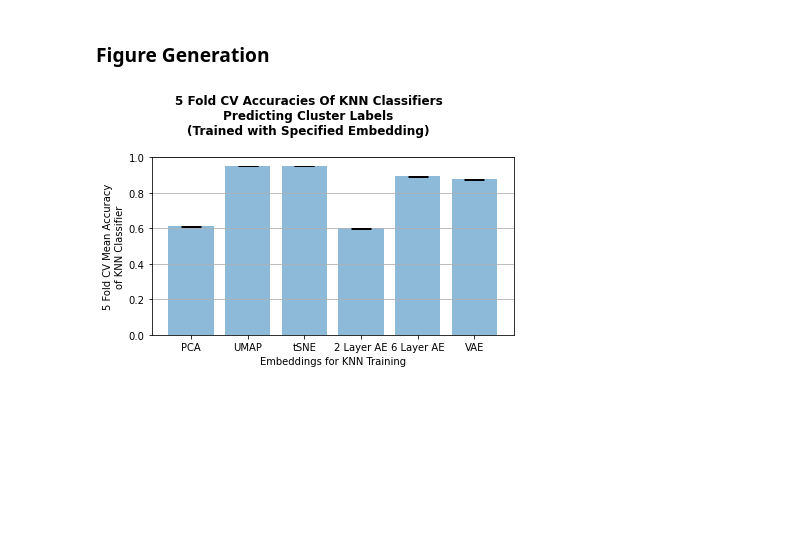
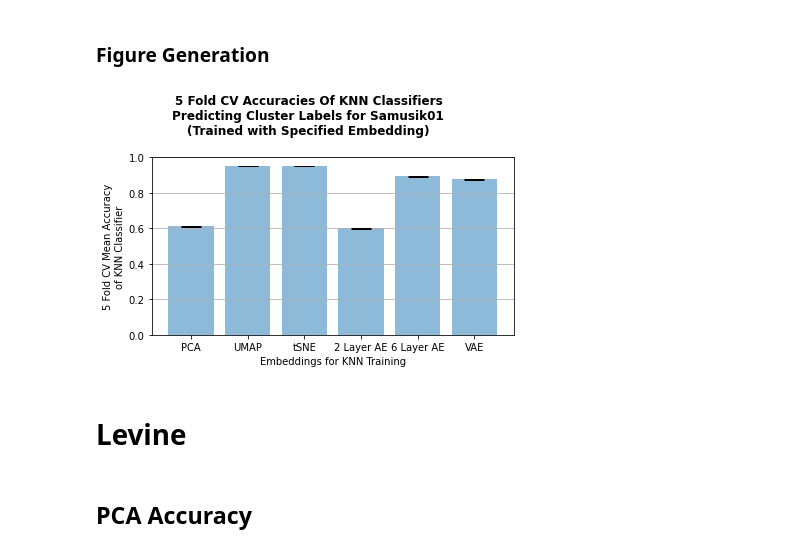
Before and after one commit to robbywaxman/GDAFinalProject, a Jupyter notebook: Metrics/KNNMetrics.ipynb, the cells around one changed output. Cells and saved outputs as stored; diff of their text form; code cells hidden in the pictures; blank space fills up the shorter version.

Commit message:
Updated KNN Metrics to generate images for levine also

```diff
--- a/Metrics/KNNMetrics.ipynb
+++ b/Metrics/KNNMetrics.ipynb
@@ -149,17 +149,19 @@ Errors = [std_accs_pca, std_accs_umap, std_accs_tsne, std_accs_2layer, std_accs_
 # %%
 # Build the plot
 fig, ax = plt.subplots()
 ax.bar(x_pos, Means, yerr=Errors, align='center', alpha=0.5, ecolor='black', capsize=10)
 ax.set_ylabel('5 Fold CV Mean Accuracy\nof KNN Classifier')
 ax.set_xlabel('Embeddings for KNN Training')
 ax.set_xticks(x_pos)
 ax.set_xticklabels(Methods)
-plt.suptitle('5 Fold CV Accuracies Of KNN Classifiers\nPredicting Cluster Labels\n(Trained with Specified Embedding)', fontweight = 'bold')
+plt.suptitle('5 Fold CV Accuracies Of KNN Classifiers\nPredicting Cluster Labels for Samusik01\n(Trained with Specified Embedding)', fontweight = 'bold')
 ax.yaxis.grid(True)
 ax.set_ylim([0.0, 1.0])
 # Save the figure and show
 plt.tight_layout()
-plt.savefig('../Figures/KNNClassiferAccuracies.png')
+plt.savefig('../Figures/KNNClassiferAccuracies_s01.png')
 plt.show()
 # %% [output]
-[figure, old version]
+[figure, new version]
+# %% [markdown]
+# Levine
@@ -165,0 +184,2 @@ plt.show()
+# %% [markdown]
+## PCA Accuracy
```
Also changed, not shown: parts of 14 cells of this notebook, 3 other files.
